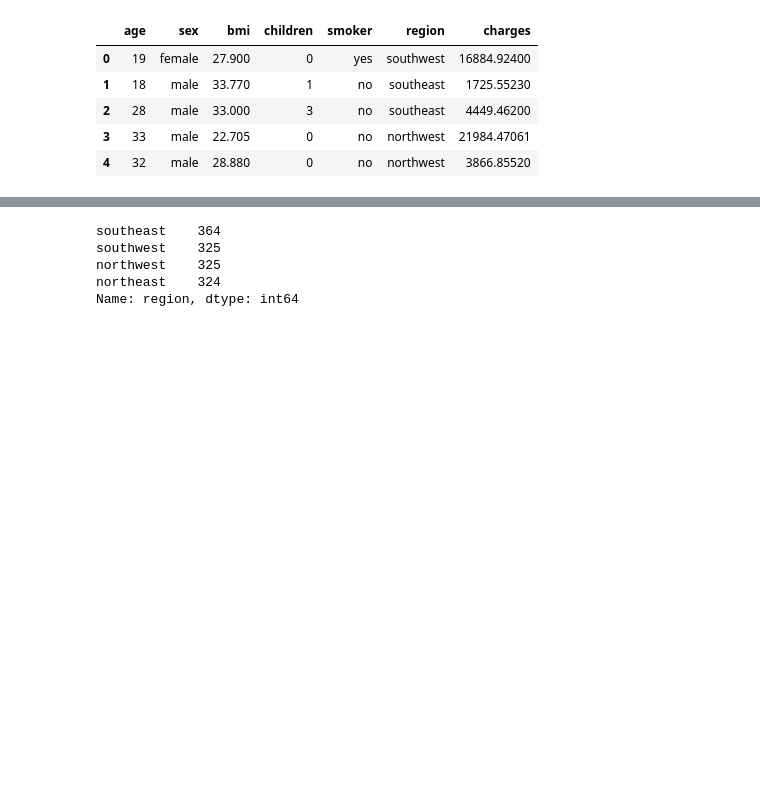
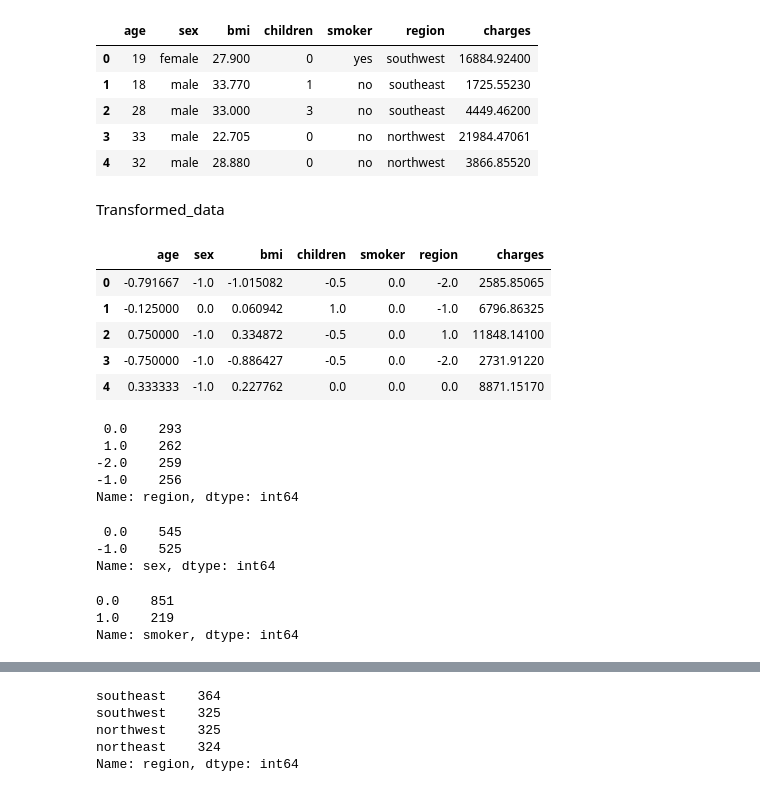
Before and after one commit to Ranjit-Singh-786/insorance-Premium-Prediction, a Jupyter notebook: summary.ipynb, the cells around one changed output, grey strips where cells are left out. Saved outputs shown, nothing was run; the diff lists cells and outputs as text; code cells hidden in the pictures; blank space fills up the shorter version.

```diff
--- a/summary.ipynb
+++ b/summary.ipynb
@@ -18,3 +18,38 @@ df.head()
 | 2 | 28 | male | 33.000 | 3 | no | southeast | 4449.46200 |
 | 3 | 33 | male | 22.705 | 0 | no | northwest | 21984.47061 |
 | 4 | 32 | male | 28.880 | 0 | no | northwest | 3866.85520 |
+# %%
+transfomed_data_file_path =r'C:\Users\Ranjit Singh\Desktop\insorance-Premium-Prediction\artifacts\02052023__211653\DataTransformation\transformed\train.npz'
+# %% [markdown]
+Transformed_data
+# %%
+tfdf = pd.DataFrame(np.load(transfomed_data_file_path),columns=df.columns)
+tfdf.head()
+# this is happened by the np.c_
+# %% [output]
+|  | age | sex | bmi | children | smoker | region | charges |
+| 0 | -0.791667 | -1.0 | -1.015082 | -0.5 | 0.0 | -2.0 | 2585.85065 |
+| 1 | -0.125000 | 0.0 | 0.060942 | 1.0 | 0.0 | -1.0 | 6796.86325 |
+| 2 | 0.750000 | -1.0 | 0.334872 | -0.5 | 0.0 | 1.0 | 11848.14100 |
+| 3 | -0.750000 | -1.0 | -0.886427 | -0.5 | 0.0 | -2.0 | 2731.91220 |
+| 4 | 0.333333 | -1.0 | 0.227762 | 0.0 | 0.0 | 0.0 | 8871.15170 |
+# %%
+tfdf['region'].value_counts()
+# %% [output]
+ 0.0    293
+ 1.0    262
+-2.0    259
+-1.0    256
+Name: region, dtype: int64
+# %%
+tfdf['sex'].value_counts()
+# %% [output]
+ 0.0    545
+-1.0    525
+Name: sex, dtype: int64
+# %%
+tfdf['smoker'].value_counts()
+# %% [output]
+0.0    851
+1.0    219
+Name: smoker, dtype: int64
```
Also changed, not shown: parts of 2 cells of this notebook, 33 other files.
